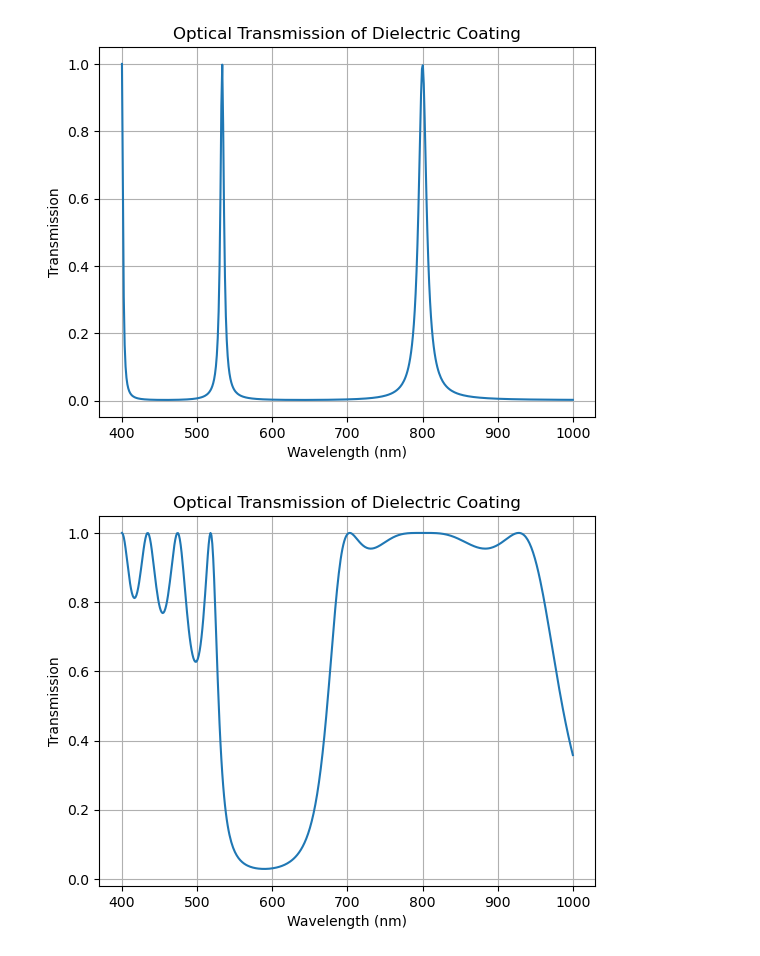
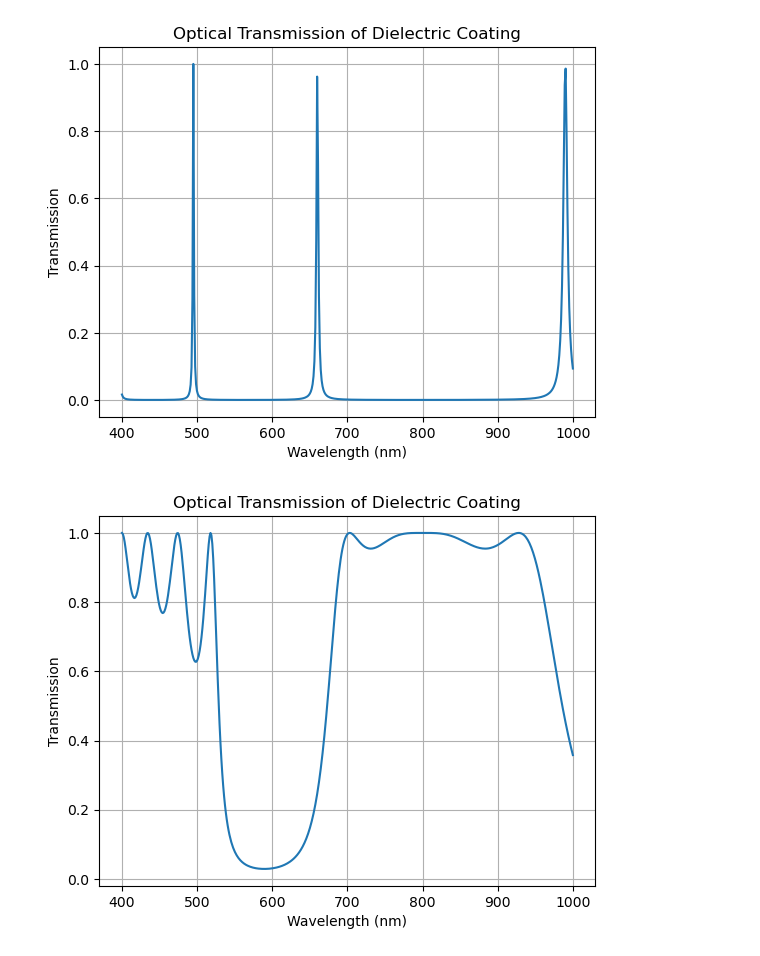
Before and after one commit to tacticstactics/Optical_thin_film_coating, a Jupyter notebook: Transfer-Matirx-Method.ipynb, the cells around one changed output. Cells and saved outputs as stored; diff of their text form; code cells hidden in the pictures.

```diff
--- a/Transfer-Matirx-Method.ipynb
+++ b/Transfer-Matirx-Method.ipynb
@@ -27,8 +27,8 @@ def calculate_transmission(n_layers, d_layers, wavelengths):
                 case 2:
                       n_index = 2.1305 + 0.018499/(wavelength**2) + 0.00199850/(wavelength**4)
 
-                case 40:
-                      n_index = 40
+                case 99:
+                      n_index = 99
 
             delta = 2 * np.pi * n_index * d / wavelength
             M = np.array([[np.cos(delta), 1j * np.sin(delta) / n_index],
@@ -54,34 +54,26 @@ def calculate_transmission(n_layers, d_layers, wavelengths):
         reflection_power.append(R_power)
 
     return transmission,reflection_power
-
-# User inputs
-#num_layers = int(input("Enter the number of layers: "))
-#n_layers = [float(input(f"Enter the refractive index of layer {i+1}: ")) for i in range(num_layers)]
-#d_layers = [float(input(f"Enter the thickness of layer {i+1} (in nm): ")) for i in range(num_layers)]
-
-num_layers = 2
-n_layers = [40,40]
-d_layers = [10,10]
-
-#num_layers = 4
-#n_layers = [1.5,2,1.5,2]
-#d_layers = [400,400,400,400]
-
-
-# Wavelength range (in nm)
-wavelengths = np.linspace(400, 1000, 500)
-
-# Calculate transmission
-transmission, reflection_power = calculate_transmission(n_layers, d_layers, wavelengths)
-
-# Plot the results
-plt.plot(wavelengths, transmission)
-plt.xlabel('Wavelength (nm)')
-plt.ylabel('Transmission')
-plt.title('Optical Transmission of Dielectric Coating')
-plt.grid(True)
-plt.show()
-# %% [output]
-[figure, removed]
+# %%
+# Fabry perot Interferometer
+
+n_layers = [99,99]
+d_layers = [5,5]
+
+
+# Wavelength range (in nm)
+wavelengths = np.linspace(400, 1000, 500)
+
+# Calculate transmission
+transmission, reflection_power = calculate_transmission(n_layers, d_layers, wavelengths)
+
+# Plot the results
+plt.plot(wavelengths, transmission)
+plt.xlabel('Wavelength (nm)')
+plt.ylabel('Transmission')
+plt.title('Optical Transmission of Dielectric Coating')
+plt.grid(True)
+plt.show()
+# %% [output]
+[figure, added]
 # %%
```
Also changed, not shown: parts of 2 cells of this notebook.
